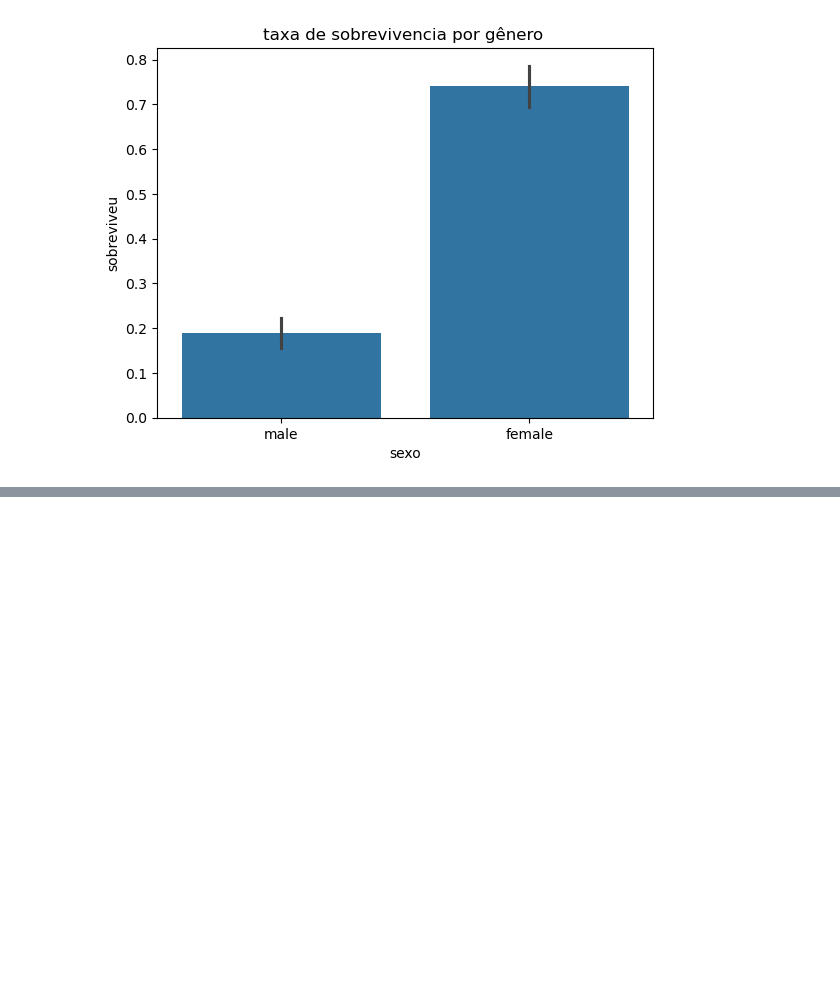
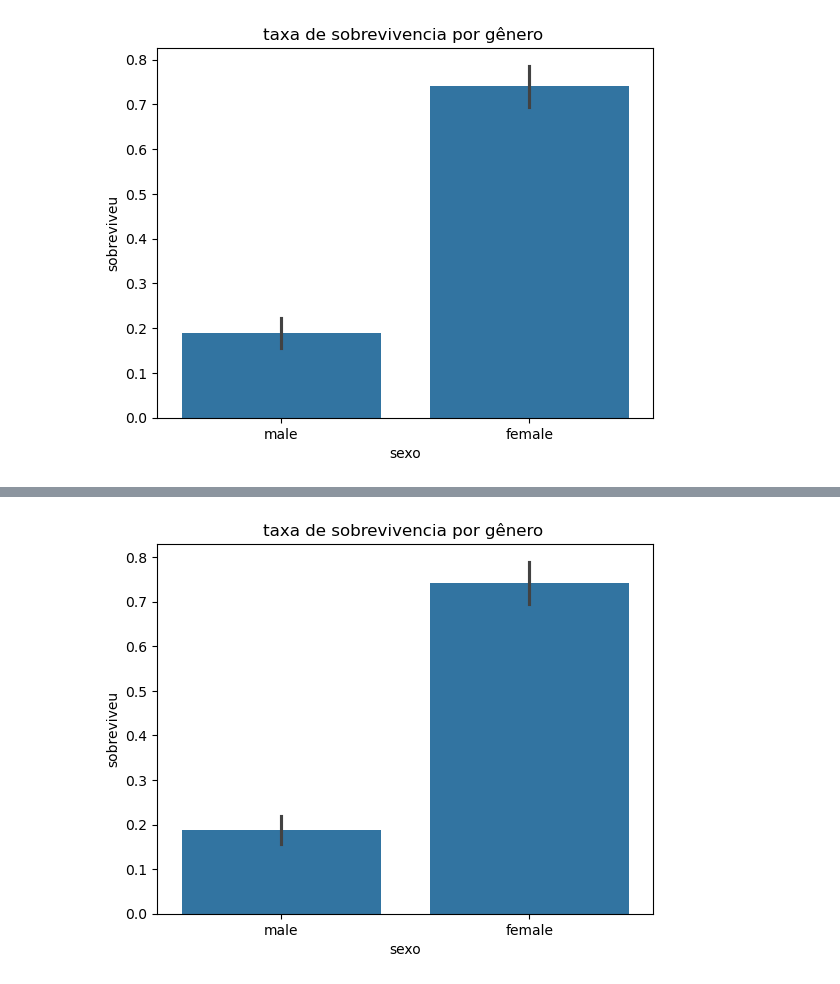
Before and after one commit to jogmotta/EDA, a Jupyter notebook: EDA titanic.ipynb, the cells around one changed output, grey strips where cells are left out. Drawn from its saved outputs; the diff is of its cells as text; code cells hidden in the pictures; blank space fills up the shorter version.

```diff
--- a/EDA titanic.ipynb
+++ b/EDA titanic.ipynb
@@ -94,3 +94,9 @@ plt.show()
 #gerando graficos para entender a taxa de sobrevivencia
 # %% [output]
 [figure]
+# %%
+#realizei um input onde preencho as cabines com valores nulos como "Desconhecida"
+df['cabine'] = df['cabine'].fillna('Desconhecida')
+# %%
+#Realizei um input de uma mediana para as idades desconhecidas
+df['idade'] = df['idade'].fillna(df['idade'].median())
@@ -96,0 +130,3 @@ plt.show()
+# %%
+#Fiz um input de uma moda na coluna embarque
+df['embarque'] = df['embarque'].fillna(df['embarque'].mode()[0])
@@ -96,0 +148,7 @@ plt.show()
+# %%
+#gerando gráficos para entender a taxa de sobrevivencia baseada no gênero
+sns.barplot(data=df, x='sexo', y='sobreviveu')
+plt.title("taxa de sobrevivencia por gênero ")
+plt.show()
+# %% [output]
+[figure, added]
```
Also changed, not shown: parts of 7 cells of this notebook.
